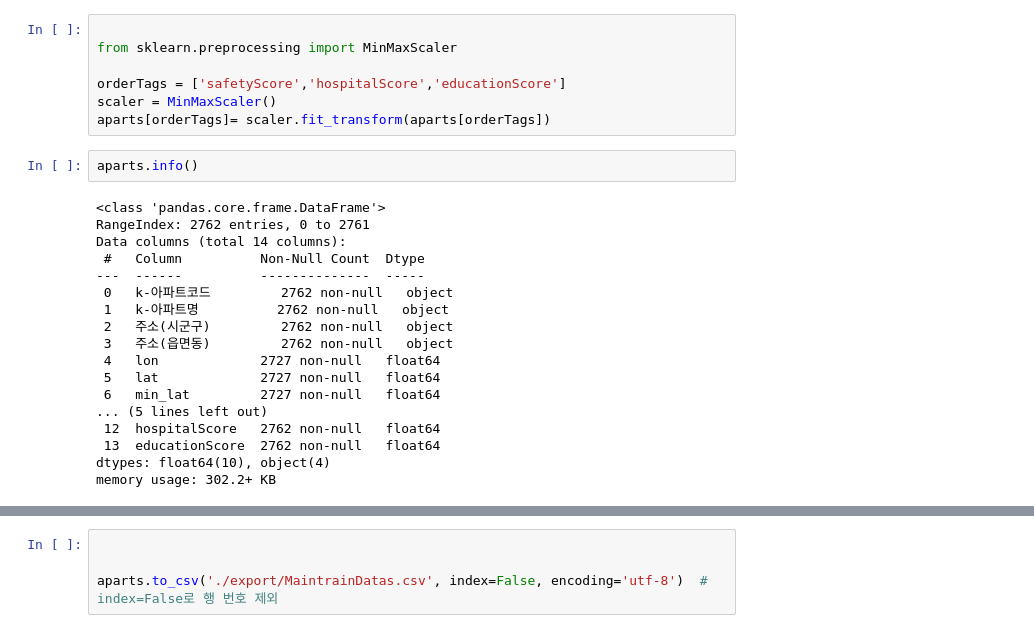
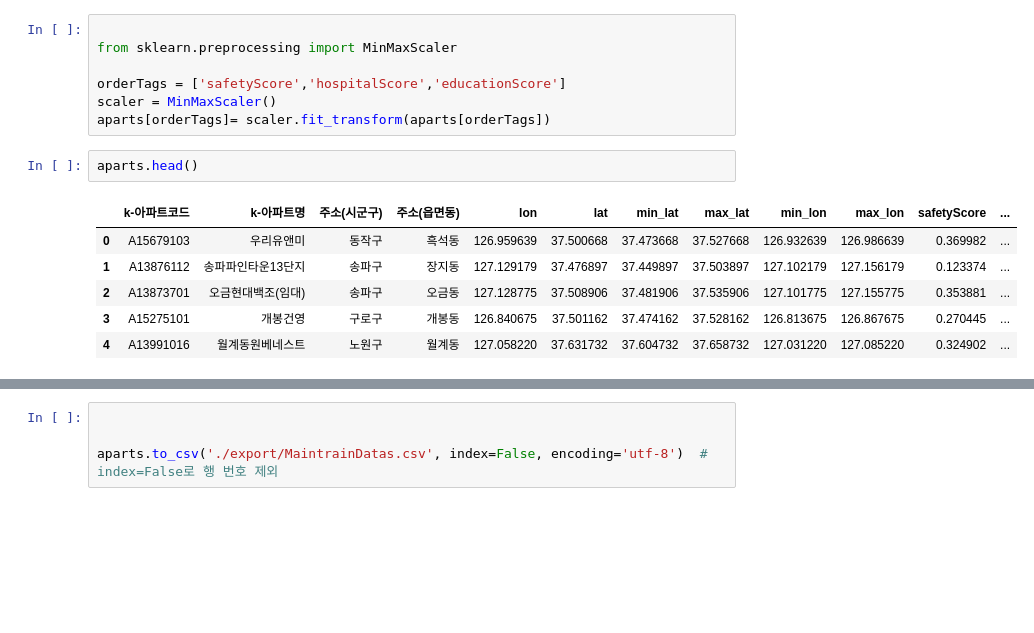
Before and after one commit to fenpon/Machine-Learning-Project1, a Jupyter notebook: mainModel.ipynb, the cells around one changed output, grey strips where cells are left out. Drawn from its saved outputs; the diff is of its cells as text; blank space fills up the shorter version.

```diff
--- a/mainModel.ipynb
+++ b/mainModel.ipynb
@@ -225,22 +225,11 @@ orderTags = ['safetyScore','hospitalScore','educationScore']
 scaler = MinMaxScaler()
 aparts[orderTags]= scaler.fit_transform(aparts[orderTags])
 # %%
-aparts.info()
+aparts.head()
 # %% [output]
-<class 'pandas.core.frame.DataFrame'>
-RangeIndex: 2762 entries, 0 to 2761
-Data columns (total 14 columns):
- #   Column          Non-Null Count  Dtype
----  ------          --------------  -----
- 0   k-아파트코드         2762 non-null   object
- 1   k-아파트명          2762 non-null   object
- 2   주소(시군구)         2762 non-null   object
- 3   주소(읍면동)         2762 non-null   object
- 4   lon             2727 non-null   float64
- 5   lat             2727 non-null   float64
- 6   min_lat         2727 non-null   float64
-... (5 lines left out)
- 12  hospitalScore   2762 non-null   float64
- 13  educationScore  2762 non-null   float64
-dtypes: float64(10), object(4)
-memory usage: 302.2+ KB
+|  | k-아파트코드 | k-아파트명 | 주소(시군구) | 주소(읍면동) | lon | lat | min_lat | max_lat | min_lon | max_lon | safetyScore | ... |
+| 0 | A15679103 | 우리유앤미 | 동작구 | 흑석동 | 126.959639 | 37.500668 | 37.473668 | 37.527668 | 126.932639 | 126.986639 | 0.369982 | ... |
+| 1 | A13876112 | 송파파인타운13단지 | 송파구 | 장지동 | 127.129179 | 37.476897 | 37.449897 | 37.503897 | 127.102179 | 127.156179 | 0.123374 | ... |
+| 2 | A13873701 | 오금현대백조(임대) | 송파구 | 오금동 | 127.128775 | 37.508906 | 37.481906 | 37.535906 | 127.101775 | 127.155775 | 0.353881 | ... |
+| 3 | A15275101 | 개봉건영 | 구로구 | 개봉동 | 126.840675 | 37.501162 | 37.474162 | 37.528162 | 126.813675 | 126.867675 | 0.270445 | ... |
+| 4 | A13991016 | 월계동원베네스트 | 노원구 | 월계동 | 127.058220 | 37.631732 | 37.604732 | 37.658732 | 127.031220 | 127.085220 | 0.324902 | ... |
```
Also changed, not shown: parts of 5 cells of this notebook, 11 other files.
